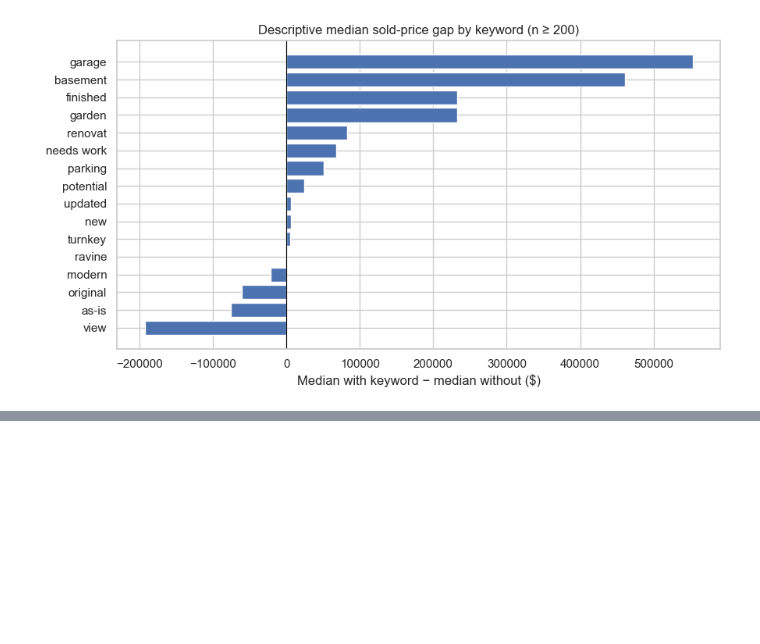
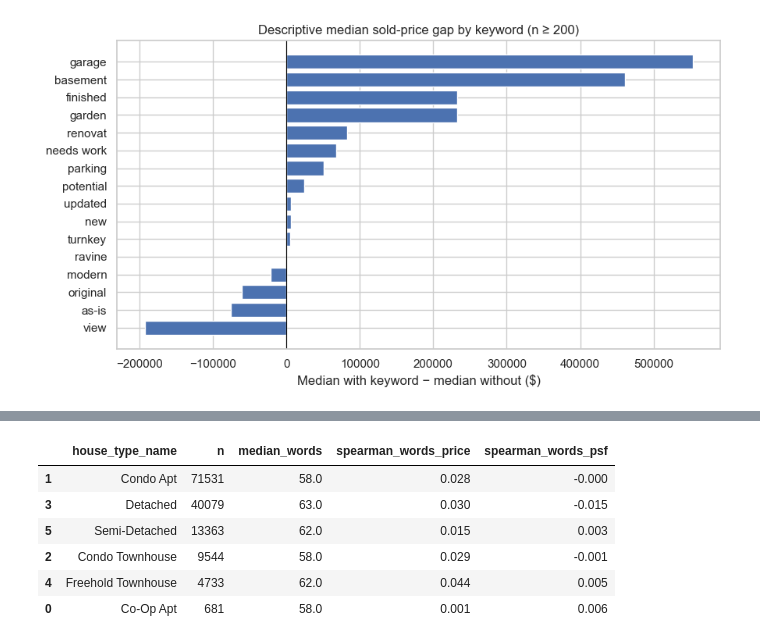
Before and after one commit to phuonganhdangamy/SSU-Data-Dash, a Jupyter notebook: notebooks/off_market_eda.ipynb, the cells around one changed output, grey strips where cells are left out. Drawn from its saved outputs; the diff is of its cells as text; code cells hidden in the pictures; blank space fills up the shorter version.

```diff
--- a/notebooks/off_market_eda.ipynb
+++ b/notebooks/off_market_eda.ipynb
@@ -636,0 +1145,93 @@ if len(corr_cols) >= 2:
+# %%
+from scipy.stats import spearmanr
+import re
+
+remarks_base = listings[
+    (listings["date_sold"] < "2025-12-01") & (listings["square_feet"] > 0)
+].copy()
+remarks_text = remarks_base["remarks"].fillna("").astype(str)
+remarks_lower = remarks_text.str.lower()
+communities = remarks_base["community"].astype(str).str.lower().to_numpy()
+lower_values = remarks_lower.to_numpy()
+community_hit = np.fromiter(
+    (re.search(rf"\b{re.escape(name)}\b", text) is not None for name, text in zip(communities, lower_values)),
+    dtype=bool,
+    count=len(remarks_base),
+)
+number_words = {0: "zero", 1: "one", 2: "two", 3: "three", 4: "four", 5: "five", 6: "six"}
+bed_hit = np.zeros(len(remarks_base), dtype=bool)
+bedrooms = remarks_base["bedrooms"].to_numpy()
+for count, word in number_words.items():
+    mask = bedrooms == count
+    matched = remarks_lower.loc[mask].str.contains(rf"\b(?:{count}|{word})\s*-?\s*bed", regex=True)
+    bed_hit[np.flatnonzero(mask)] = matched.to_numpy()
+area_hit = np.fromiter(
+    (
+        any(
+            part and re.search(rf"\b{re.escape(part)}\b", text) is not None
+            for part in str(area).lower().replace(" ", "").split("-")
+        )
+        for area, text in zip(remarks_base["house_area"].to_numpy(), lower_values)
+    ),
+    dtype=bool,
+    count=len(remarks_base),
+)
+unit_hit = remarks_lower.str.contains(r"sq\.?\s*ft|square\s*foot|sqft", regex=True).to_numpy()
+type_patterns = {
+    "Condo Apt": r"\bcondo\b|\bapartment\b",
+    "Detached": r"\bdetached\b",
+    "Semi-Detached": r"\bsemi\b",
+    "Freehold Townhouse": r"\btownhouse\b|\btownhome\b",
+    "Condo Townhouse": r"\btownhouse\b|\btownhome\b",
+    "Co-Op Apt": r"\bco-?op\b",
+}
+type_hit = np.zeros(len(remarks_base), dtype=bool)
+for kind, pattern in type_patterns.items():
+    mask = (remarks_base["house_type_name"] == kind).to_numpy()
+    type_hit[mask] = remarks_lower.loc[mask].str.contains(pattern, regex=True).to_numpy()
+echo = pd.DataFrame([
+    {"mentioned": "community name", "share_pct": round(100 * community_hit.mean(), 1)},
+    {"mentioned": "bedroom count", "share_pct": round(100 * bed_hit.mean(), 1)},
+    {"mentioned": "square-foot number from house_area", "share_pct": round(100 * area_hit.mean(), 1)},
+    {"mentioned": "sq ft unit", "share_pct": round(100 * unit_hit.mean(), 1)},
+    {"mentioned": "property type word", "share_pct": round(100 * type_hit.mean(), 1)},
+])
+print(f"Sales before December 2025: {len(remarks_base):,}")
+display(echo)
+
+remarks_base["word_count"] = remarks_lower.str.split().str.len()
+remarks_base["psf"] = remarks_base["sold_price"] / remarks_base["square_feet"]
+length_rows = []
+for kind, group in remarks_base.groupby("house_type_name"):
+    length_rows.append({
+        "house_type_name": kind,
+        "n": len(group),
+        "median_words": group["word_count"].median(),
+        "spearman_words_price": spearmanr(group["word_count"], group["sold_price"]).statistic,
+        "spearman_words_psf": spearmanr(group["word_count"], group["psf"]).statistic,
+    })
+display(pd.DataFrame(length_rows).sort_values("n", ascending=False).round(3))
+
+openings = remarks_lower.str.split().str[:6].str.join(" ")
+print("Most common opening six words:")
+display(openings.value_counts().head(12).rename("sales").to_frame())
+
+
+def remark_examples(kind):
+    part = remarks_base[remarks_base["house_type_name"] == kind]
+    community = part["community"].value_counts().index[0]
+    part = part[part["community"] == community]
+    low, high = part["square_feet"].quantile([0.25, 0.75])
+    part = part[part["square_feet"].between(low, high)]
+    columns = ["sold_price", "square_feet", "psf", "remarks"]
+    print(
+        f"{kind} in {community}, square feet between {low:.0f} and {high:.0f}. "
+        "Three highest and three lowest dollars per square foot:"
+    )
+    display(part.nlargest(3, "psf")[columns])
+    display(part.nsmallest(3, "psf")[columns])
+
+
+remark_examples("Condo Apt")
+remark_examples("Detached")
+# %% [output]
@@ -636,0 +1245,7 @@ if len(corr_cols) >= 2:
+|  | house_type_name | n | median_words | spearman_words_price | spearman_words_psf |
+| 1 | Condo Apt | 71531 | 58.0 | 0.028 | -0.000 |
+| 3 | Detached | 40079 | 63.0 | 0.030 | -0.015 |
+| 5 | Semi-Detached | 13363 | 62.0 | 0.015 | 0.003 |
+| 2 | Condo Townhouse | 9544 | 58.0 | 0.029 | -0.001 |
+| 4 | Freehold Townhouse | 4733 | 62.0 | 0.044 | 0.005 |
+| 0 | Co-Op Apt | 681 | 58.0 | 0.001 | 0.006 |
```
Also changed, not shown: parts of 14 cells of this notebook, 2 other files.
